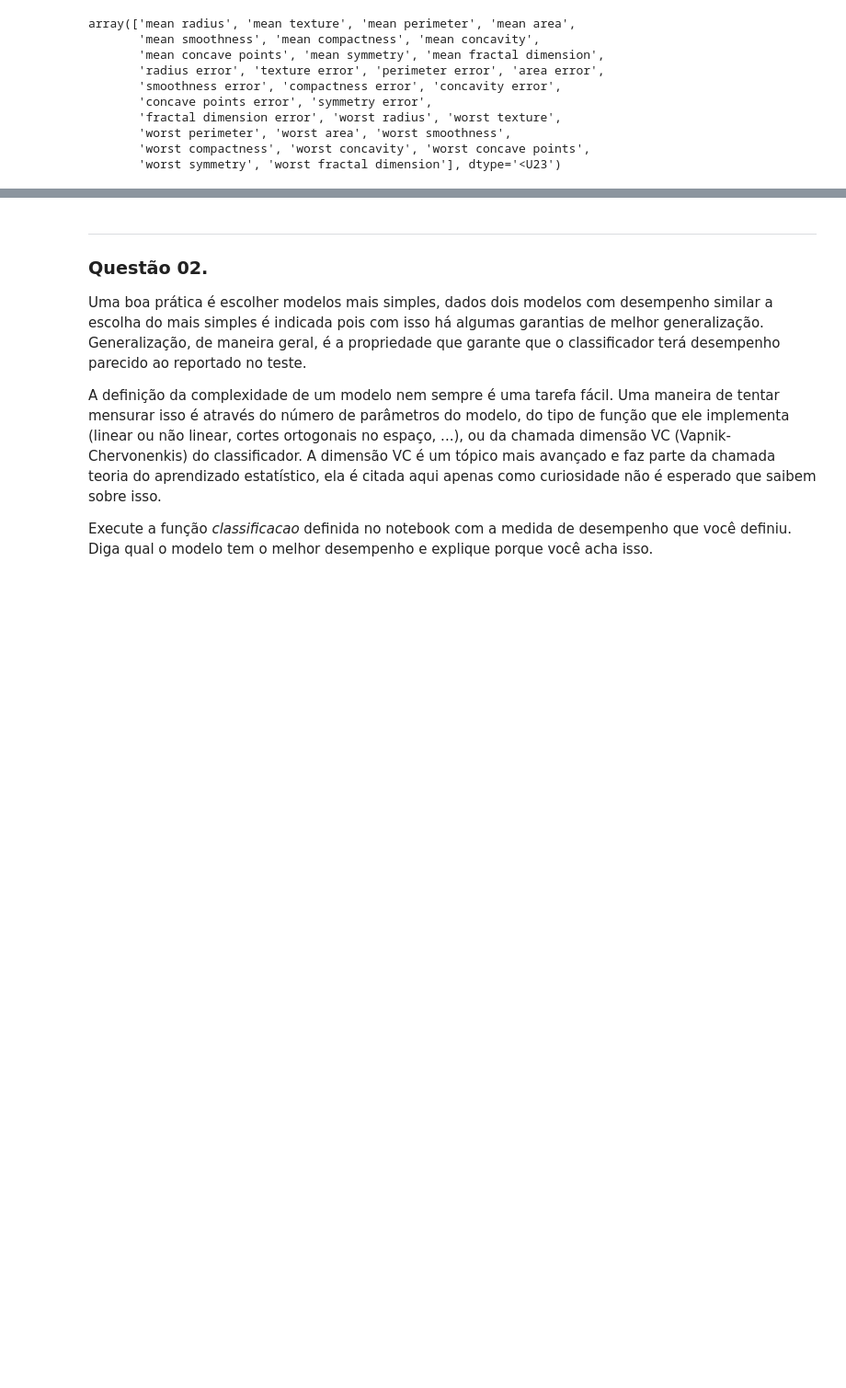
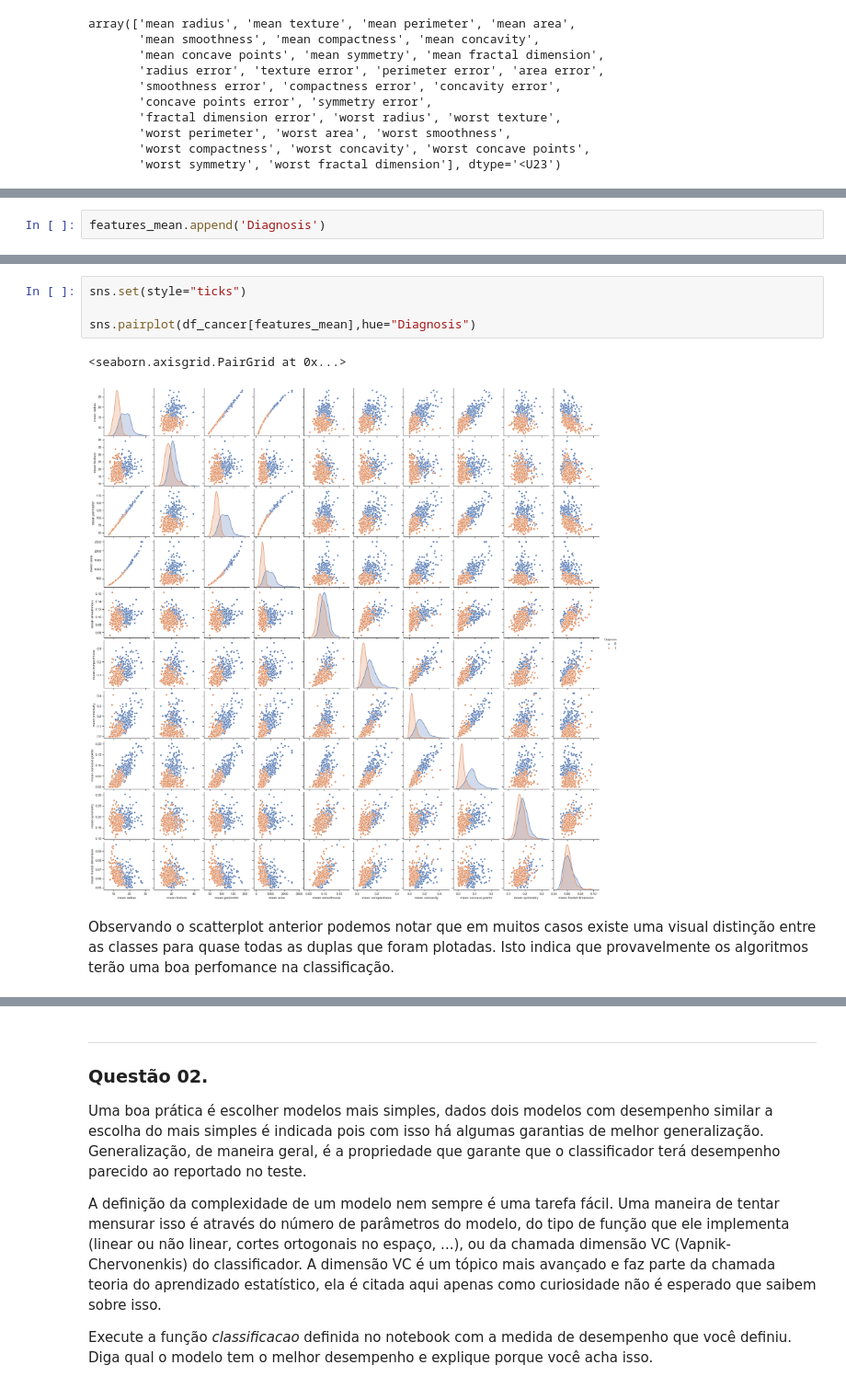
Before and after one commit to gmichelcarvalho/SCC5948_Ciencia-de-dados, a Jupyter notebook: Exercício_Planejamento_de_Experimentos.ipynb, the cells around one changed output, grey strips where cells are left out. Shown at 92% size. Drawn from its saved outputs; the diff is of its cells as text; blank space fills up the shorter version.

```diff
--- a/Exercício_Planejamento_de_Experimentos.ipynb
+++ b/Exercício_Planejamento_de_Experimentos.ipynb
@@ -145,0 +214,2 @@ array(['mean radius', 'mean texture', 'mean perimeter', 'mean area',
+# %%
+features_mean.append('Diagnosis')
@@ -145,0 +230,11 @@ array(['mean radius', 'mean texture', 'mean perimeter', 'mean area',
+# %%
+sns.set(style="ticks")
+
+sns.pairplot(df_cancer[features_mean],hue="Diagnosis")
+# %% [output]
+<seaborn.axisgrid.PairGrid at 0x...>
+[figure, added]
+# %% [markdown]
+Observando o scatterplot anterior podemos notar que em muitos casos existe
+uma visual distinção entre as classes para quase todas as duplas que foram plotadas.
+Isto indica que provavelmente os algoritmos terão uma boa perfomance na classificação.
```
Also changed, not shown: parts of 45 cells of this notebook.
